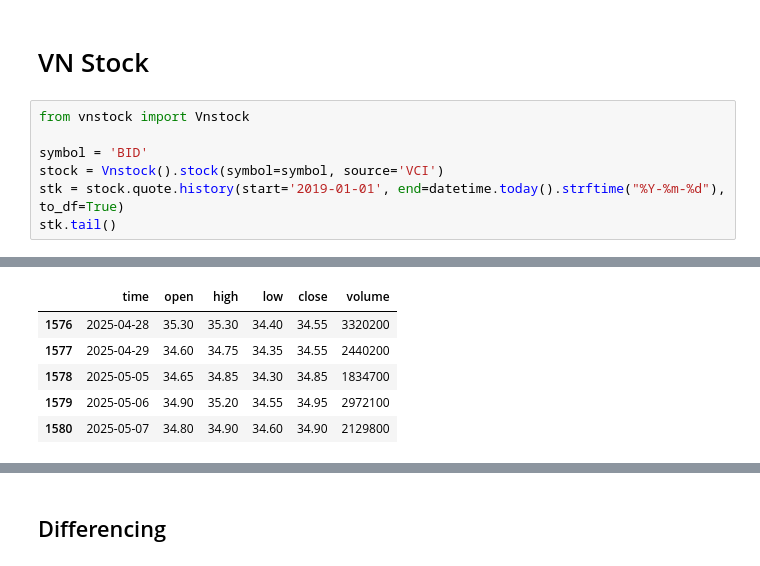
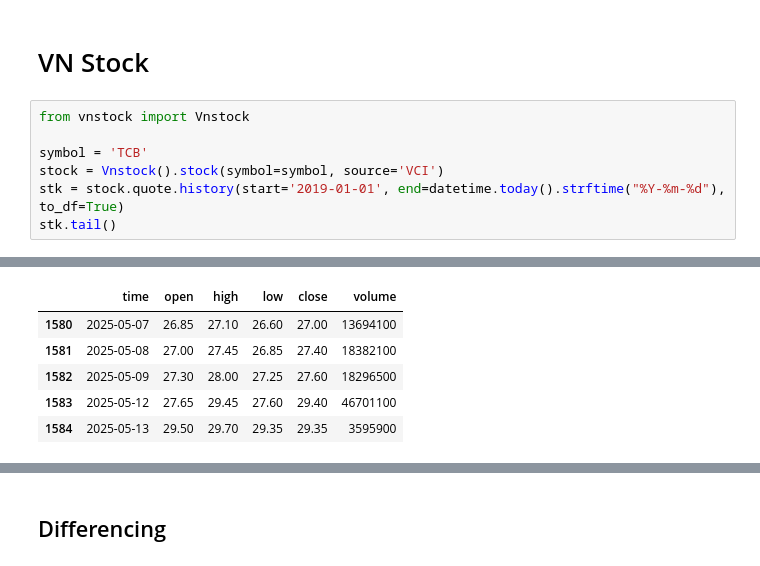
Before and after one commit to thangtm58/trading_algorithm, a Jupyter notebook: ssi.ipynb, the cells around one changed output, grey strips where cells are left out. Saved outputs shown, nothing was run; the diff lists cells and outputs as text.

```diff
--- a/ssi.ipynb
+++ b/ssi.ipynb
@@ -173,7 +173,7 @@ for _ in range(75):
 # %%
 from vnstock import Vnstock
 
-symbol = 'BID'
+symbol = 'TCB'
 stock = Vnstock().stock(symbol=symbol, source='VCI')
 stk = stock.quote.history(start='2019-01-01', end=datetime.today().strftime("%Y-%m-%d"), to_df=True)
 stk.tail()
@@ -181,9 +182,9 @@ stk.tail()
 |  | time | open | high | low | close | volume |
-| 1576 | 2025-04-28 | 35.30 | 35.30 | 34.40 | 34.55 | 3320200 |
-| 1577 | 2025-04-29 | 34.60 | 34.75 | 34.35 | 34.55 | 2440200 |
-| 1578 | 2025-05-05 | 34.65 | 34.85 | 34.30 | 34.85 | 1834700 |
-| 1579 | 2025-05-06 | 34.90 | 35.20 | 34.55 | 34.95 | 2972100 |
-| 1580 | 2025-05-07 | 34.80 | 34.90 | 34.60 | 34.90 | 2129800 |
+| 1580 | 2025-05-07 | 26.85 | 27.10 | 26.60 | 27.00 | 13694100 |
+| 1581 | 2025-05-08 | 27.00 | 27.45 | 26.85 | 27.40 | 18382100 |
+| 1582 | 2025-05-09 | 27.30 | 28.00 | 27.25 | 27.60 | 18296500 |
+| 1583 | 2025-05-12 | 27.65 | 29.45 | 27.60 | 29.40 | 46701100 |
+| 1584 | 2025-05-13 | 29.50 | 29.70 | 29.35 | 29.35 | 3595900 |
 # %%
 # Plot
 plt.figure(figsize=(10, 5))
```
Also changed, not shown: parts of 9 cells of this notebook, 1 other file.
